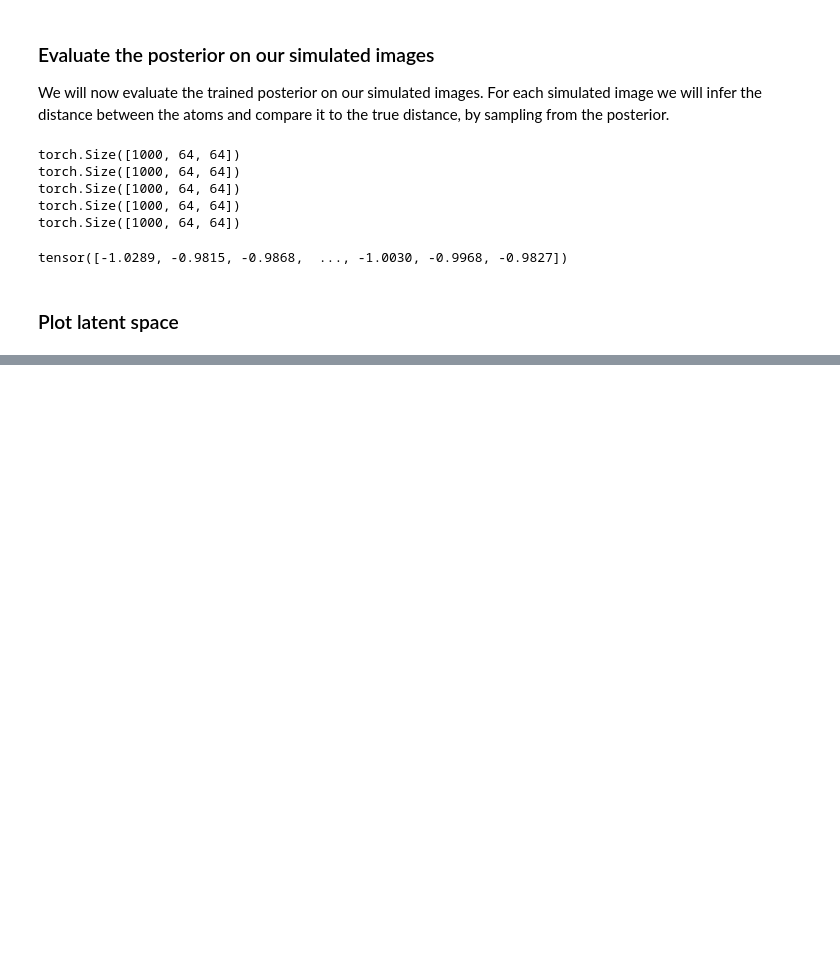
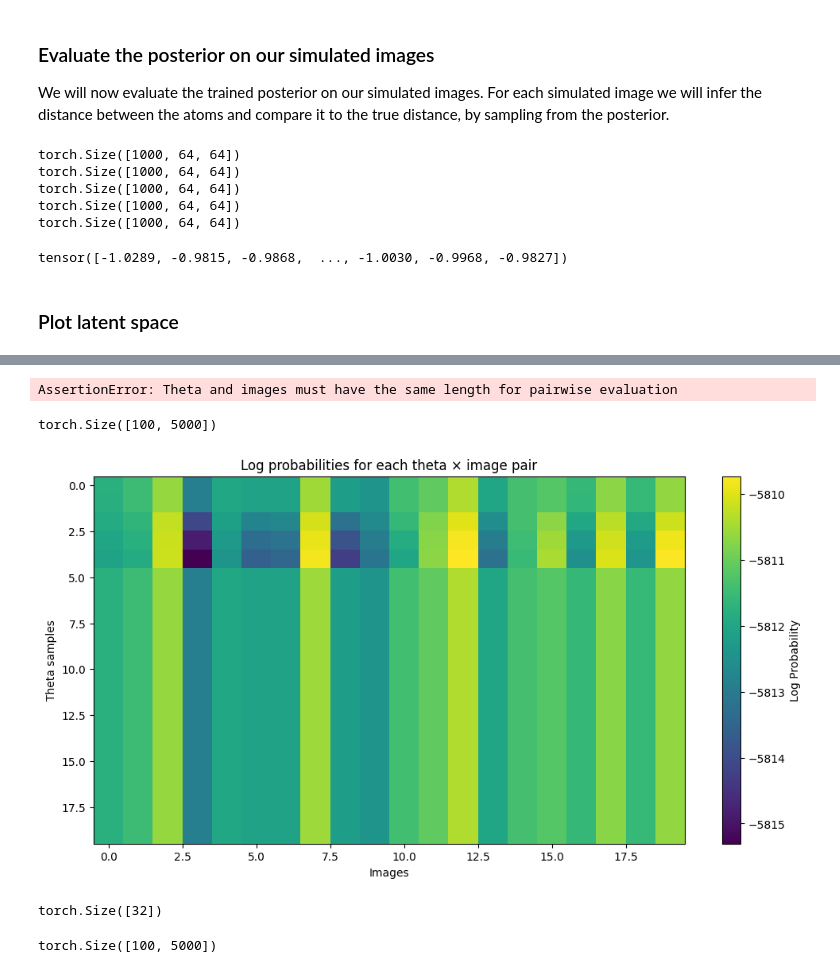
Before and after one commit to dariagusew/cryoSBI, a Jupyter notebook: tutorials/NLE/test_nle.ipynb, the cells around one changed output, grey strips where cells are left out. Drawn from its saved outputs; the diff is of its cells as text; code cells hidden in the pictures; blank space fills up the shorter version.

```diff
--- a/tutorials/NLE/test_nle.ipynb
+++ b/tutorials/NLE/test_nle.ipynb
@@ -293,3 +252,10 @@ plt.scatter(
 plt.colorbar(label="Side length")
 plt.xlabel("UMAP 1")
 plt.ylabel("UMAP 2")
+# %%
+estimator = est_utils.load_estimator(
+    "training_parameters_nle.json",
+    build_models.build_nle_flow_model,
+    "tutorial_estimator.pt",
+    device="cuda",
+)
@@ -295,0 +353,55 @@ plt.ylabel("UMAP 2")
+# %%
+import torch, gc
+
+#del theta, images, log_probs, posterior  # any large tensor
+gc.collect()
+torch.cuda.empty_cache()
+
+#images = torch.randn(5000, 64, 64)
+#theta = torch.randn(100, 3, 4)
+
+log_probs = evaluate_log_prob(
+    estimator,
+    images,
+    models,
+    batch_size_theta=16,
+    batch_size_images=128,
+    device="cuda"
+)
+
+
+# torch.Size([100, 5000])
+# %% [output]
+AssertionError: Theta and images must have the same length for pairwise evaluation
+# %%
+print(log_probs.shape)
+# %% [output]
+torch.Size([100, 5000])
+# %%
+import matplotlib.pyplot as plt
+
+# log_probs: [num_thetas, num_images]
+plt.figure(figsize=(12, 6))
+plt.imshow(log_probs[:20,:20].cpu().numpy(), aspect='auto', cmap='viridis')
+#plt.imshow(log_probs[:, ::300].cpu().numpy(), aspect='auto', cmap='viridis')
+plt.colorbar(label='Log Probability')
+plt.xlabel('Images')
+plt.ylabel('Theta samples')
+plt.title('Log probabilities for each theta × image pair')
+plt.show()
+# %% [output]
+[figure, added]
+# %%
+images = torch.randn(32, 64, 64)
+theta = torch.randn(32, 3, 4)  # same length as images
+log_probs = evaluate_log_prob(estimator, images, theta, pairwise=True)
+print(log_probs.shape)  # torch.Size([32])
+# %% [output]
+torch.Size([32])
+# %%
+images = torch.randn(5000, 64, 64)
+theta = torch.randn(100, 3, 4)
+log_probs = evaluate_log_prob(estimator, images, theta, pairwise=False, batch_size_theta=16, batch_size_images=128)
+print(log_probs.shape)  # torch.Size([100, 5000])
+# %% [output]
+torch.Size([100, 5000])
```
Also changed, not shown: parts of 12 cells of this notebook, 2 other files.
